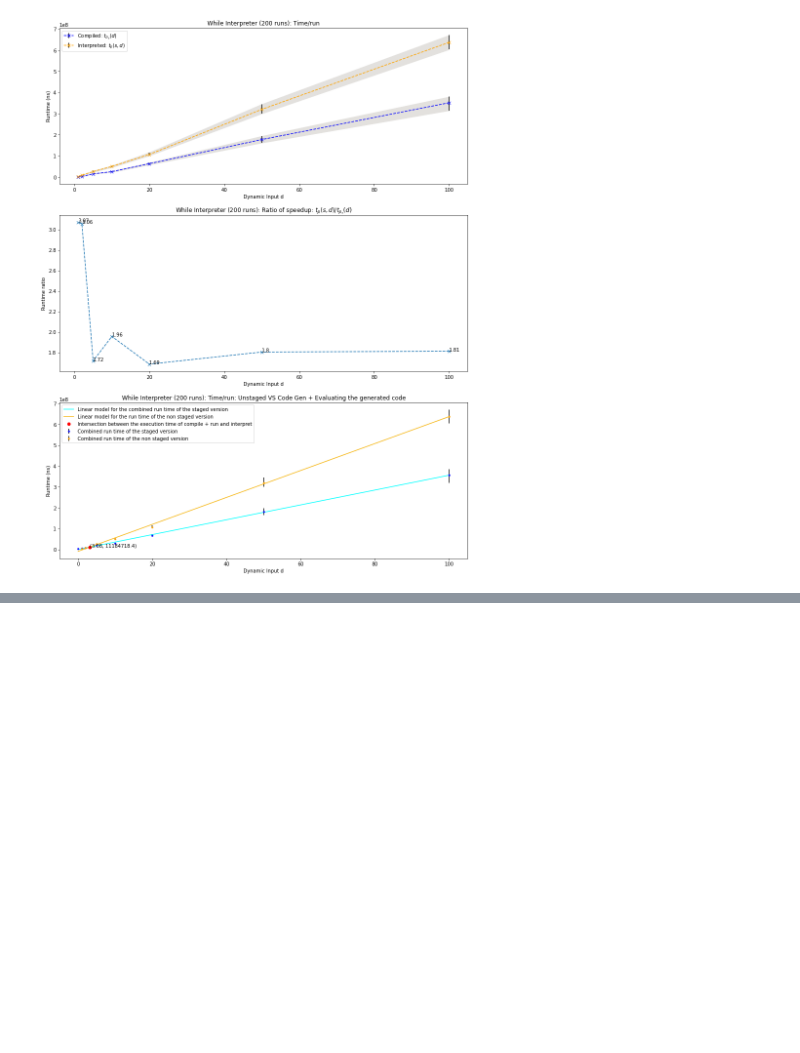
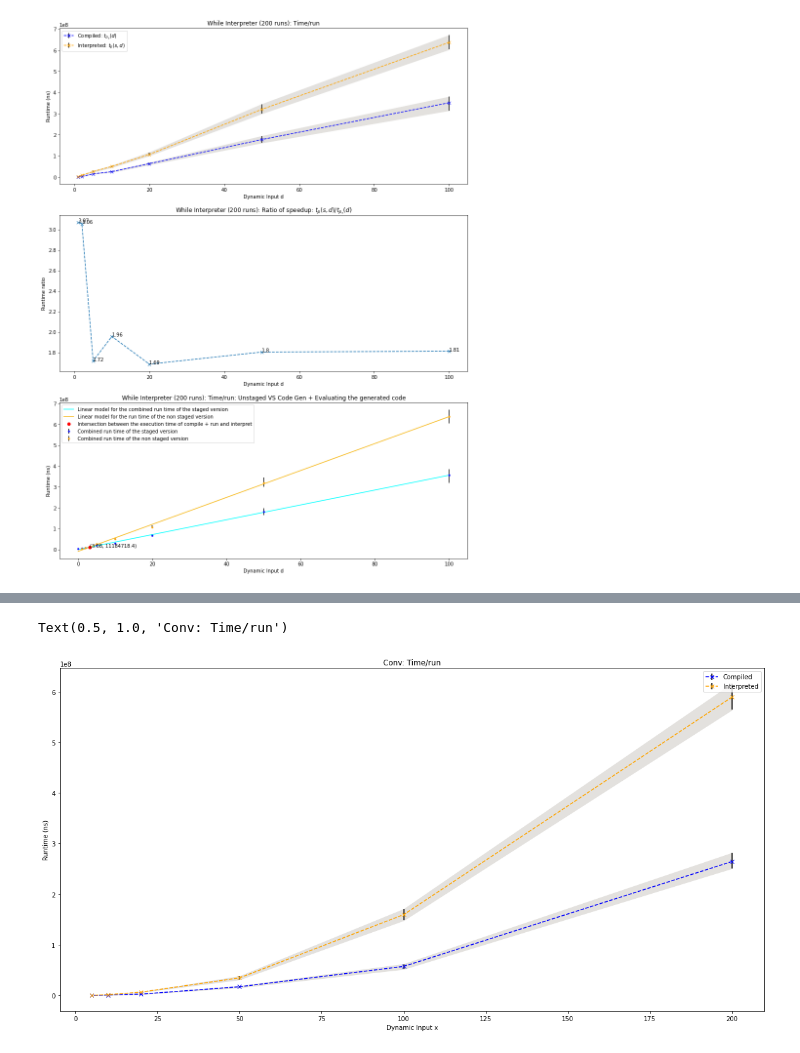
Before and after one commit to theo-chengkai-wang/lys_language, a Jupyter notebook: notebooks/2023_4_29_Eval.ipynb, the cells around one changed output, grey strips where cells are left out. Drawn from its saved outputs; the diff is of its cells as text; code cells hidden in the pictures; blank space fills up the shorter version.

```diff
--- a/notebooks/2023_4_29_Eval.ipynb
+++ b/notebooks/2023_4_29_Eval.ipynb
@@ -125,0 +158,4 @@ plot_info_for(df_while, "While Interpreter (200 runs)")
+# %%
+df_conv = pd.read_csv("../traces/benchmarks/20230328_conv_run_1000.csv")
+df_conv =df_conv[df_conv['benchmark_name'].str.startswith("conv")]
+df_conv
@@ -125,0 +181,16 @@ plot_info_for(df_while, "While Interpreter (200 runs)")
+# %%
+staged = df_conv[df_conv['benchmark_name'].str.endswith('staged')][['benchmark_name', 'time_per_run_mean', 'time_per_run_abs_lo_diff', 'time_per_run_abs_hi_diff']]
+staged['bench_x'] = [200, 100, 50, 20, 10, 5]
+run = df_conv[df_conv['benchmark_name'].str.endswith('run')][['benchmark_name', 'time_per_run_mean', 'time_per_run_abs_lo_diff', 'time_per_run_abs_hi_diff']]
+run['bench_x'] = [200, 100, 50, 20, 10, 5]
+fig, axs = plt.subplots(1, 1, figsize=(20, 10))
+plot_one(axs, staged, "blue", "black", "#e3e1de", "Compiled")
+plot_one(axs, run, "orange", "black", "#e3e1de", "Interpreted")
+axs.legend()
+axs.set_xlabel("Dynamic Input x")
+axs.set_ylabel("Runtime (ns)")
+# plt.plot(x, y, 'x--', color='blue', label="time/run for staged fib")
+axs.set_title("Conv: Time/run")
+# %% [output]
+Text(0.5, 1.0, 'Conv: Time/run')
+[figure, added]
```
Also changed, not shown: parts of 5 cells of this notebook, 3 other files.
